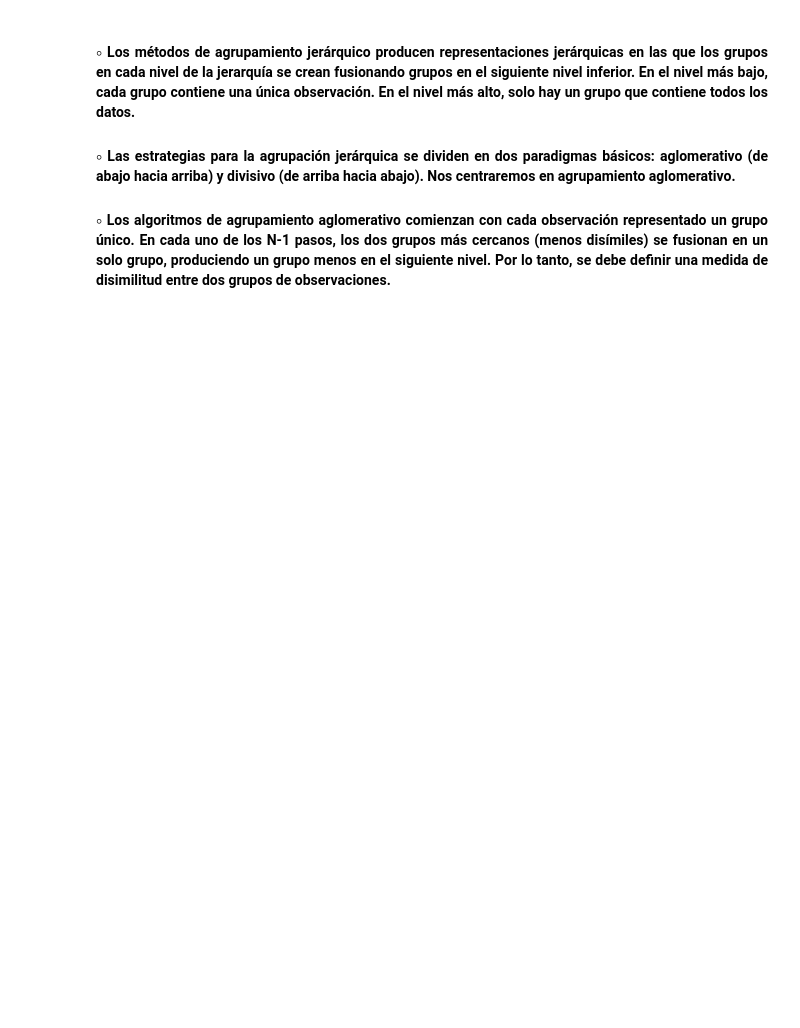
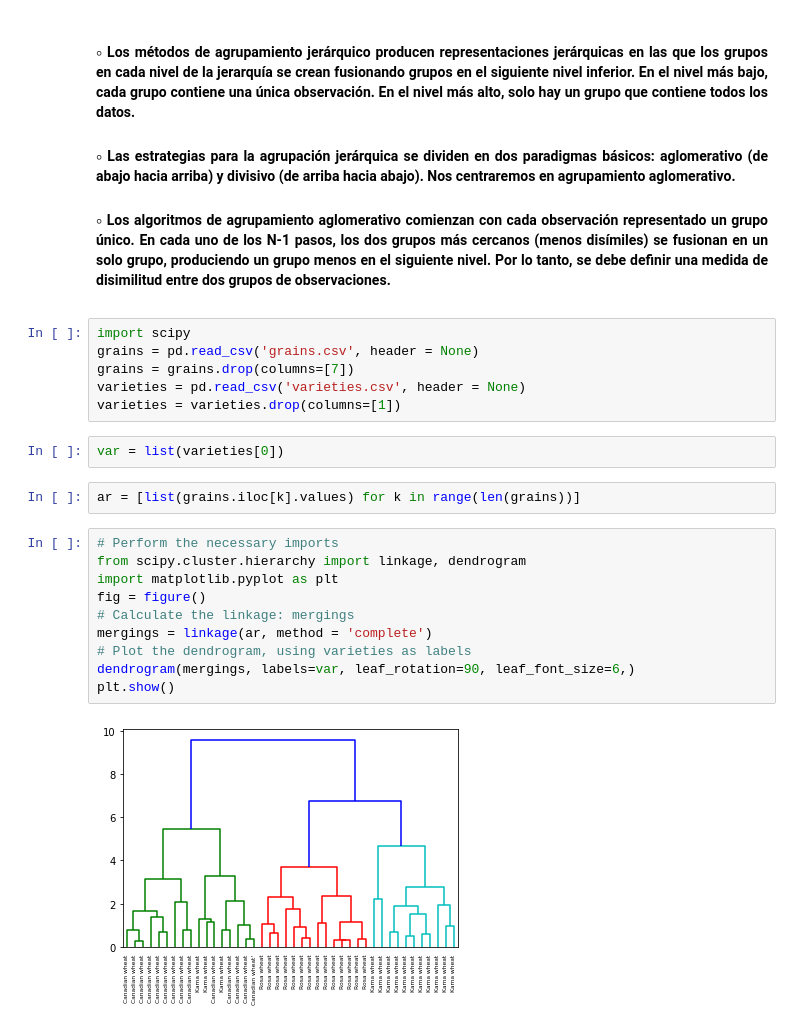
Before and after one commit to garestrear/ninja-pythonist, a Jupyter notebook: NoSupervisado/AprendizajeNoSupervisado.ipynb, the cells around one changed output. Drawn from its saved outputs; the diff is of its cells as text; blank space fills up the shorter version.

```diff
--- a/NoSupervisado/AprendizajeNoSupervisado.ipynb
+++ b/NoSupervisado/AprendizajeNoSupervisado.ipynb
@@ -297,3 +343,25 @@ $\circ$ Las estrategias para la agrupación jerárquica se dividen en dos paradi
 <h4>
 $\circ$ Los algoritmos de agrupamiento aglomerativo comienzan con cada observación representado un grupo único. En cada uno de los N-1 pasos, los dos grupos más cercanos (menos disímiles) se fusionan en un solo grupo, produciendo un grupo menos en el siguiente nivel. Por lo tanto, se debe definir una medida de disimilitud entre dos grupos de observaciones.
 </h4>
+# %%
+import scipy
+grains = pd.read_csv('grains.csv', header = None)
+grains = grains.drop(columns=[7])
+varieties = pd.read_csv('varieties.csv', header = None)
+varieties = varieties.drop(columns=[1])
+# %%
+var = list(varieties[0])
+# %%
+ar = [list(grains.iloc[k].values) for k in range(len(grains))]
+# %%
+# Perform the necessary imports
+from scipy.cluster.hierarchy import linkage, dendrogram
+import matplotlib.pyplot as plt
+fig = figure()
+# Calculate the linkage: mergings
+mergings = linkage(ar, method = 'complete')
+# Plot the dendrogram, using varieties as labels
+dendrogram(mergings, labels=var, leaf_rotation=90, leaf_font_size=6,)
+plt.show()
+# %% [output]
+[figure, added]
```
Also changed, not shown: parts of 12 cells of this notebook.
